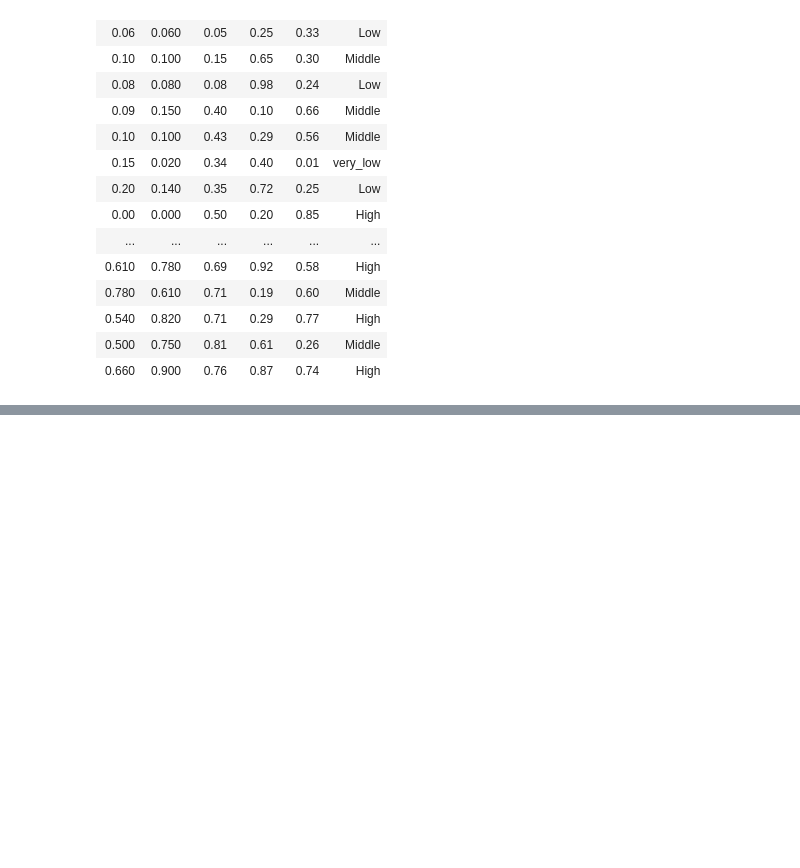
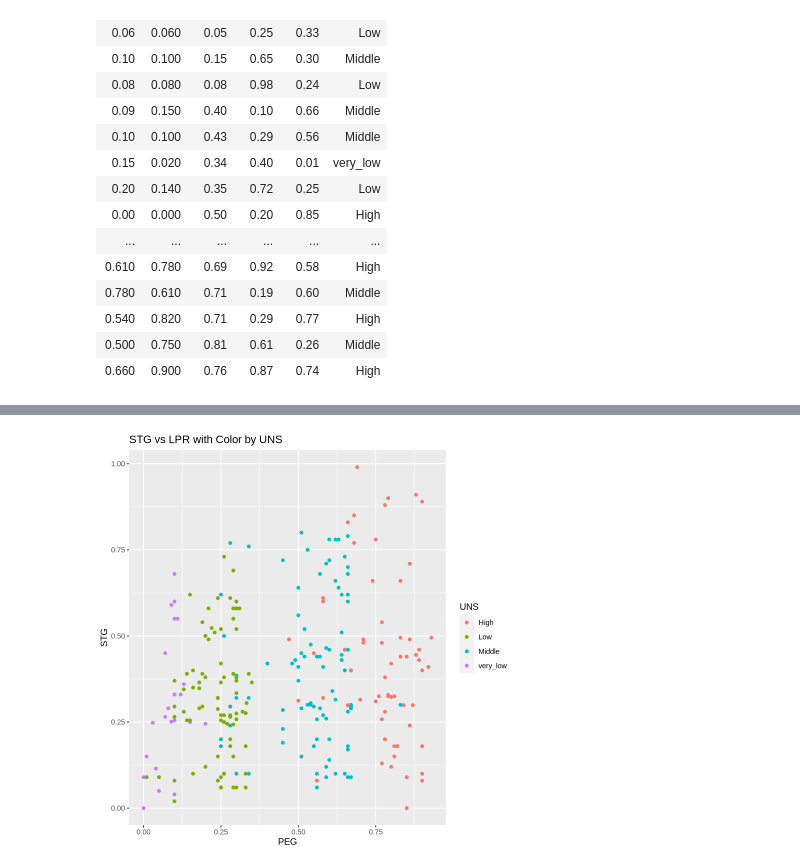
Before and after one commit to amyxcao/dsci_21, a Jupyter notebook: Project.ipynb, the cells around one changed output, grey strips where cells are left out. Cells and saved outputs as stored; diff of their text form; code cells hidden in the pictures; blank space fills up the shorter version.

```diff
--- a/Project.ipynb
+++ b/Project.ipynb
@@ -114,0 +78,9 @@ ERROR: Error in open.connection(structure(5L, class = c("file", "connection"), c
+# %%
+plot2 <- data_set |>
+ggplot(aes(x = PEG, y = STG, color = UNS)) +
+  geom_point() +
+  labs(x = "PEG", y = "STG", title = "STG vs LPR with Color by UNS")
+
+plot2
+# %% [output]
+[figure, added]
```
Also changed, not shown: parts of 6 cells of this notebook.
